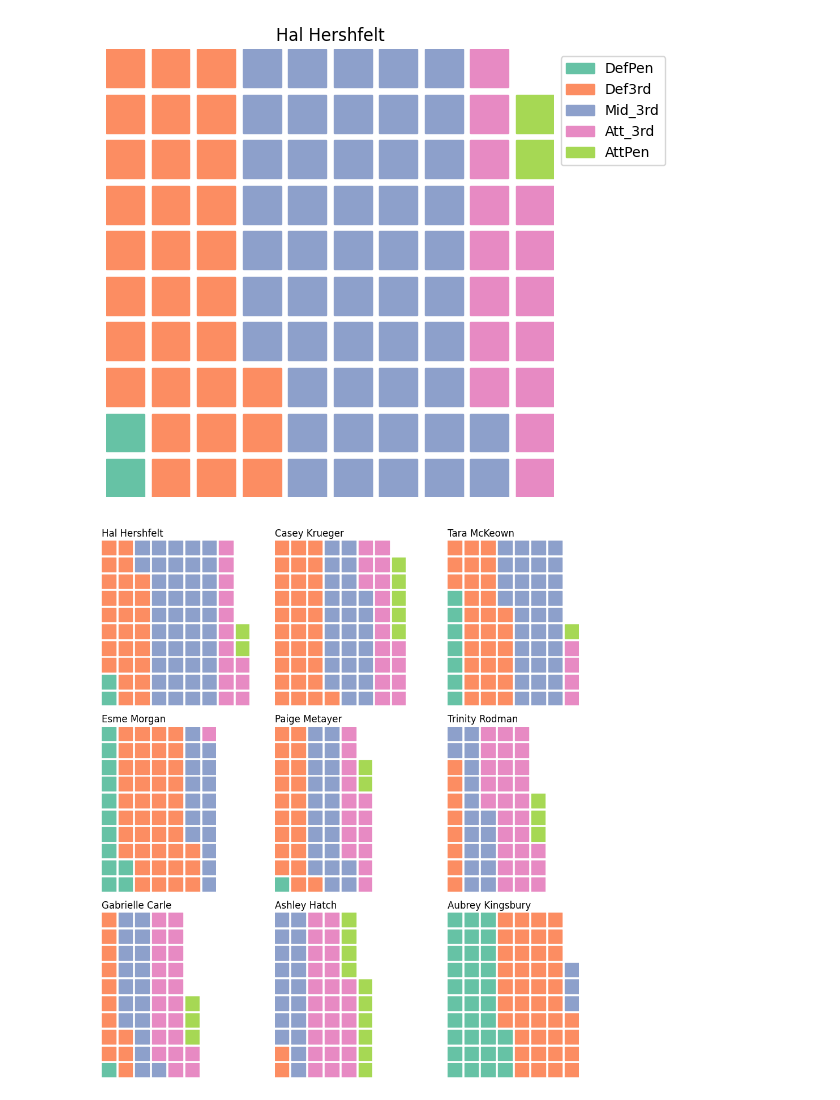
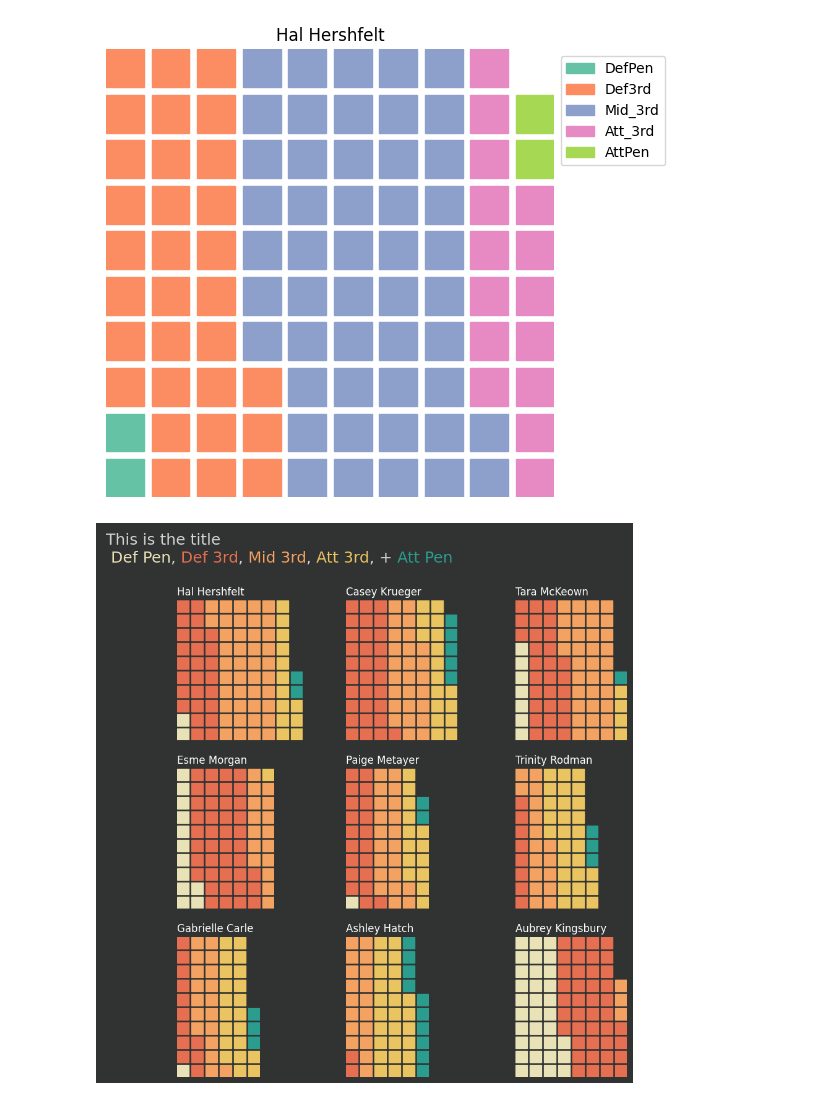
Before and after one commit to axelbol/football-analysis, a Jupyter notebook: possession_fbref.ipynb, the cells around one changed output. Drawn from its saved outputs; the diff is of its cells as text; code cells hidden in the pictures.

Commit message:
subplots for possession

```diff
--- a/possession_fbref.ipynb
+++ b/possession_fbref.ipynb
@@ -383,80 +385,96 @@ fig = plt.figure(
     FigureClass=Waffle,
     rows=10,
     figsize=(10,10),
+    # labels=list(df_possession_clean.index),
     plots={
         331:{ #3x3 - 1 is the first plot
             'values':df_possession_clean.iloc[:,0],
             'title':{
                 'label':players_list[0],
-                'color':'black',
+                'color':'white',
                 'loc':'left'
             }
         },
-        332:{ #3x3 - 1 is the first plot
+        332:{ #3x3 - 2 is the first plot
             'values':df_possession_clean.iloc[:,1],
             'title':{
                 'label':players_list[1],
-                'color':'black',
+                'color':'white',
                 'loc':'left'
             }
         },
-        333:{ #3x3 - 1 is the first plot
+        333:{ #3x3 - 3 is the first plot
             'values':df_possession_clean.iloc[:,2],
             'title':{
                 'label':players_list[2],
-                'color':'black',
+                'color':'white',
                 'loc':'left'
             }
         },
-        334:{ #3x3 - 1 is the first plot
+        334:{ #3x3 - 4 is the first plot
             'values':df_possession_clean.iloc[:,3],
             'title':{
                 'label':players_list[3],
-                'color':'black',
+                'color':'white',
                 'loc':'left'
             }
         },
-        335:{ #3x3 - 1 is the first plot
+        335:{ #3x3 - 5 is the first plot
             'values':df_possession_clean.iloc[:,4],
             'title':{
                 'label':players_list[4],
-                'color':'black',
+                'color':'white',
                 'loc':'left'
             }
         },
-        336:{ #3x3 - 1 is the first plot
+        336:{ #3x3 - 6 is the first plot
             'values':df_possession_clean.iloc[:,5],
             'title':{
                 'label':players_list[5],
-                'color':'black',
+                'color':'white',
                 'loc':'left'
             }
         },
-        337:{ #3x3 - 1 is the first plot
+        337:{ #3x3 - 7 is the first plot
             'values':df_possession_clean.iloc[:,6],
             'title':{
                 'label':players_list[6],
-                'color':'black',
+                'color':'white',
                 'loc':'left'
             }
         },
-        338:{ #3x3 - 1 is the first plot
+        338:{ #3x3 - 8 is the first plot
             'values':df_possession_clean.iloc[:,7],
             'title':{
                 'label':players_list[7],
-                'color':'black',
+                'color':'white',
                 'loc':'left'
             }
         },
-        339:{ #3x3 - 1 is the first plot
+        339:{ #3x3 - 9 is the first plot
             'values':df_possession_clean.iloc[:,8],
             'title':{
                 'label':players_list[8],
-                'color':'black',
+                'color':'white',
                 'loc':'left'
             }
-        },
-    }
+        }
+    },
+    colors = ['#eae2b7', '#e76f51', '#f4a261', '#e9c461', '#2a9d8f']
 )
+
+fig_text(s='This is the title \n <Def Pen>, <Def 3rd>, <Mid 3rd>, <Att 3rd>, + <Att Pen>',
+         x=.01, y=.99,
+         fontsize=18,
+         color='lightgrey',
+         highlight_textprops=[{"color": '#eae2b7'},
+                              {"color": '#e76f51'},
+                              {"color": '#f4a261'},
+                              {"color": '#e9c461'},
+                              {"color": '#2a9d8f'}]
+        #  highlight_colors = ['#eae2b7', '#e76f51', '#f4a261', '#e9c461', '#2a9d8f']
+)
+
+fig.patch.set_facecolor('#313332')
 # %% [output]
-[figure, old version]
+[figure, new version]
```
Also changed, not shown: parts of 1 cell of this notebook.
